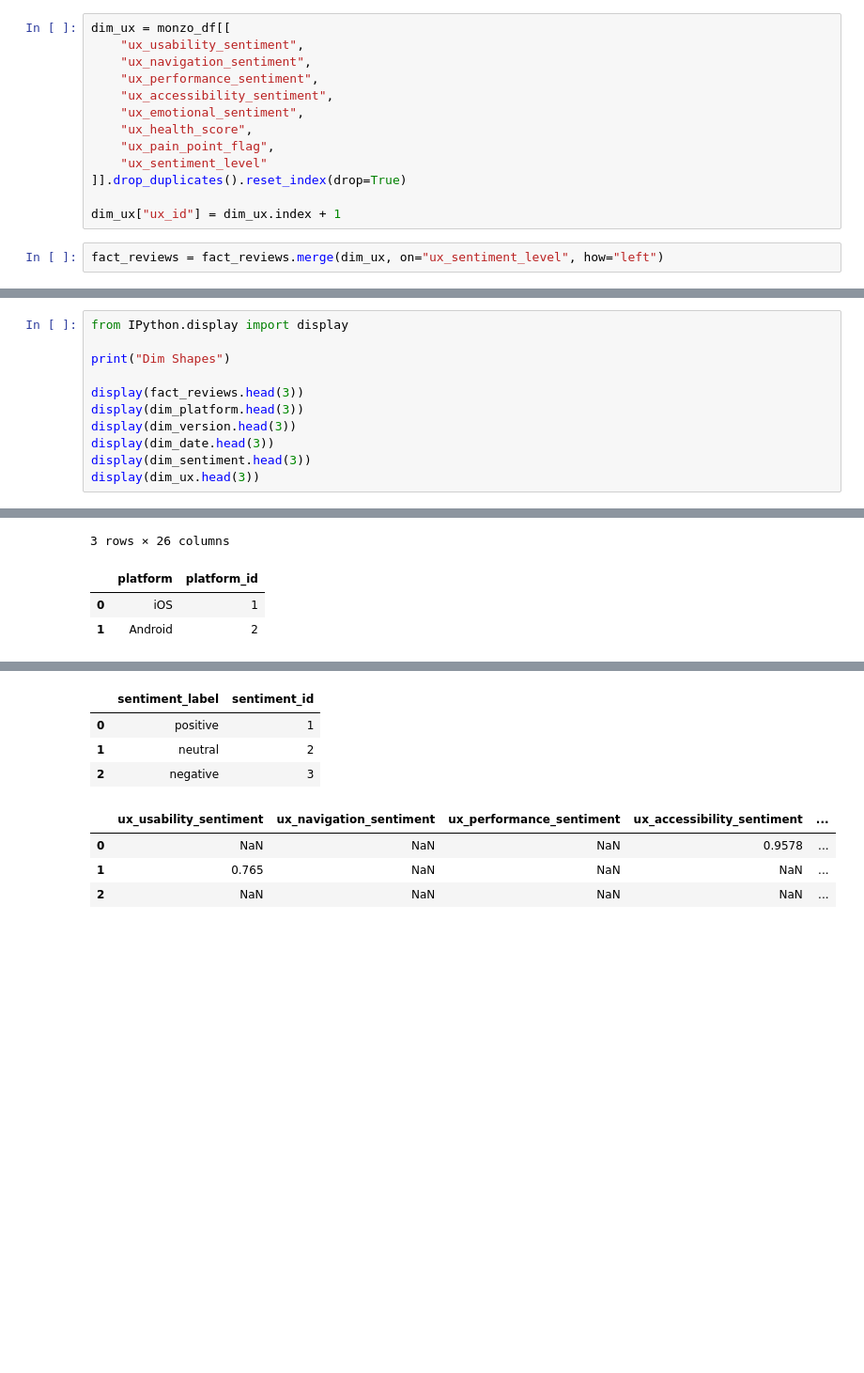
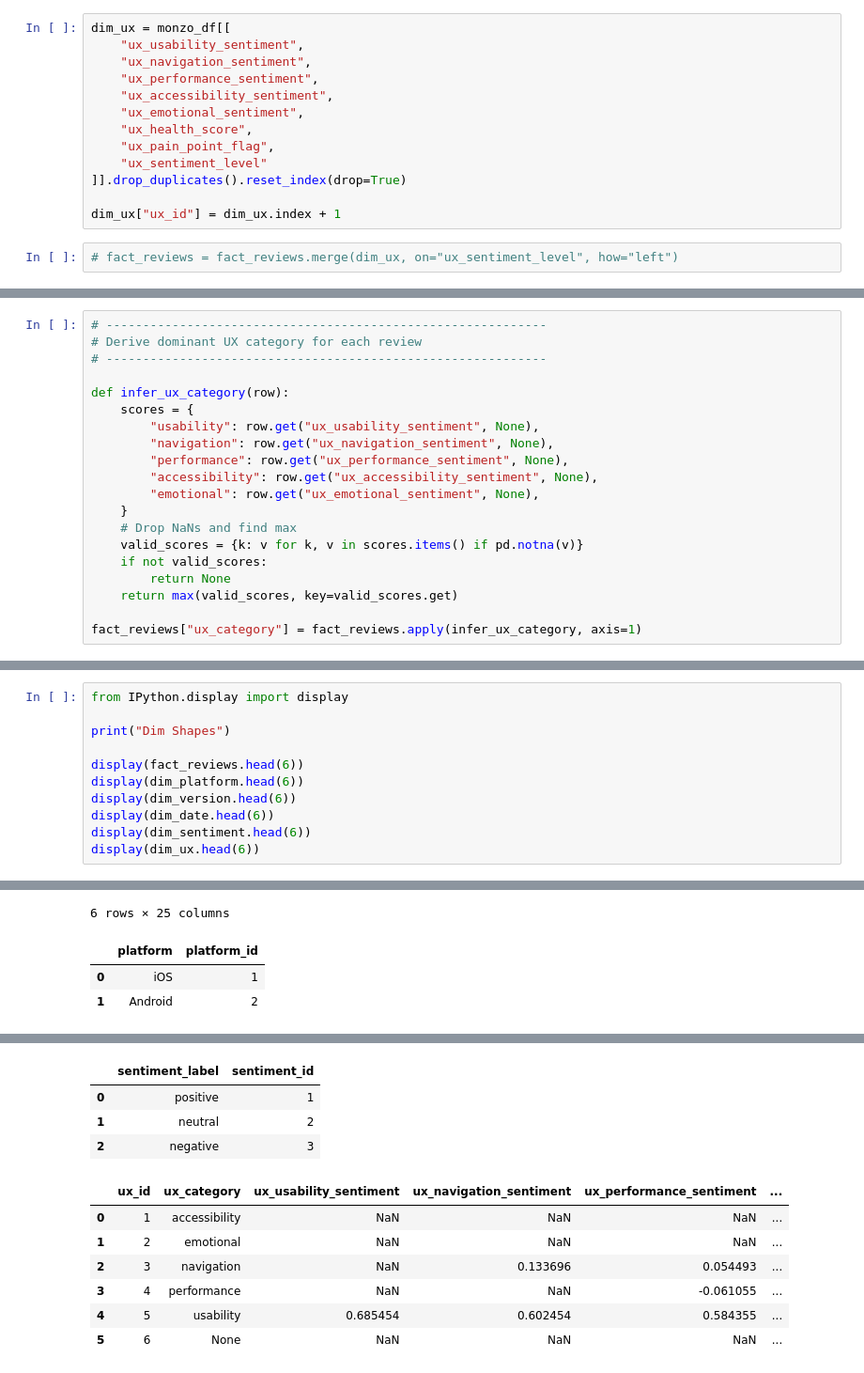
Before and after one commit to JamesAdeshina/monzo-user-sentiment-insights-dashboard, a Jupyter notebook: notebooks/03_data_model_preparation.ipynb, the cells around one changed output, grey strips where cells are left out. Shown: that part at 94% size. Saved outputs shown, nothing was run; the diff lists cells and outputs as text; blank space fills up the shorter version.

```diff
--- a/notebooks/03_data_model_preparation.ipynb
+++ b/notebooks/03_data_model_preparation.ipynb
@@ -236,4 +314,4 @@ dim_ux = monzo_df[[
 
 dim_ux["ux_id"] = dim_ux.index + 1
 # %%
-fact_reviews = fact_reviews.merge(dim_ux, on="ux_sentiment_level", how="left")
+# fact_reviews = fact_reviews.merge(dim_ux, on="ux_sentiment_level", how="left")
@@ -239,0 +326,20 @@ fact_reviews = fact_reviews.merge(dim_ux, on="ux_sentiment_level", how="left")
+# %%
+# ------------------------------------------------------------
+# Derive dominant UX category for each review
+# ------------------------------------------------------------
+
+def infer_ux_category(row):
+    scores = {
+        "usability": row.get("ux_usability_sentiment", None),
+        "navigation": row.get("ux_navigation_sentiment", None),
+        "performance": row.get("ux_performance_sentiment", None),
+        "accessibility": row.get("ux_accessibility_sentiment", None),
+        "emotional": row.get("ux_emotional_sentiment", None),
+    }
+    # Drop NaNs and find max
+    valid_scores = {k: v for k, v in scores.items() if pd.notna(v)}
+    if not valid_scores:
+        return None
+    return max(valid_scores, key=valid_scores.get)
+
+fact_reviews["ux_category"] = fact_reviews.apply(infer_ux_category, axis=1)
@@ -242,12 +455,12 @@ from IPython.display import display
 
 print("Dim Shapes")
 
-display(fact_reviews.head(3))
-display(dim_platform.head(3))
-display(dim_version.head(3))
-display(dim_date.head(3))
-display(dim_sentiment.head(3))
-display(dim_ux.head(3))
+display(fact_reviews.head(6))
+display(dim_platform.head(6))
+display(dim_version.head(6))
+display(dim_date.head(6))
+display(dim_sentiment.head(6))
+display(dim_ux.head(6))
 # %% [output]
 Dim Shapes
 |  | review_date | rating | rating_category | review_text | review_length | has_reply | sentiment_score | ... |
@@ -257,4 +473,4 @@ Dim Shapes
-3 rows × 26 columns
+6 rows × 25 columns
 |  | platform | platform_id |
 | 0 | iOS | 1 |
 | 1 | Android | 2 |
@@ -269,11 +491,14 @@ Dim Shapes
 |  | sentiment_label | sentiment_id |
 | 0 | positive | 1 |
 | 1 | neutral | 2 |
 | 2 | negative | 3 |
-|  | ux_usability_sentiment | ux_navigation_sentiment | ux_performance_sentiment | ux_accessibility_sentiment | ... |
-| 0 | NaN | NaN | NaN | 0.9578 | ... |
-| 1 | 0.765 | NaN | NaN | NaN | ... |
-| 2 | NaN | NaN | NaN | NaN | ... |
+|  | ux_id | ux_category | ux_usability_sentiment | ux_navigation_sentiment | ux_performance_sentiment | ... |
+| 0 | 1 | accessibility | NaN | NaN | NaN | ... |
+| 1 | 2 | emotional | NaN | NaN | NaN | ... |
+| 2 | 3 | navigation | NaN | 0.133696 | 0.054493 | ... |
+| 3 | 4 | performance | NaN | NaN | -0.061055 | ... |
+| 4 | 5 | usability | 0.685454 | 0.602454 | 0.584355 | ... |
+| 5 | 6 | None | NaN | NaN | NaN | ... |
 # %%
 # ------------------------------------------------------------
 # 5. Export Dimensional & Fact Tables
```
Also changed, not shown: parts of 14 cells of this notebook, 1 other file.
